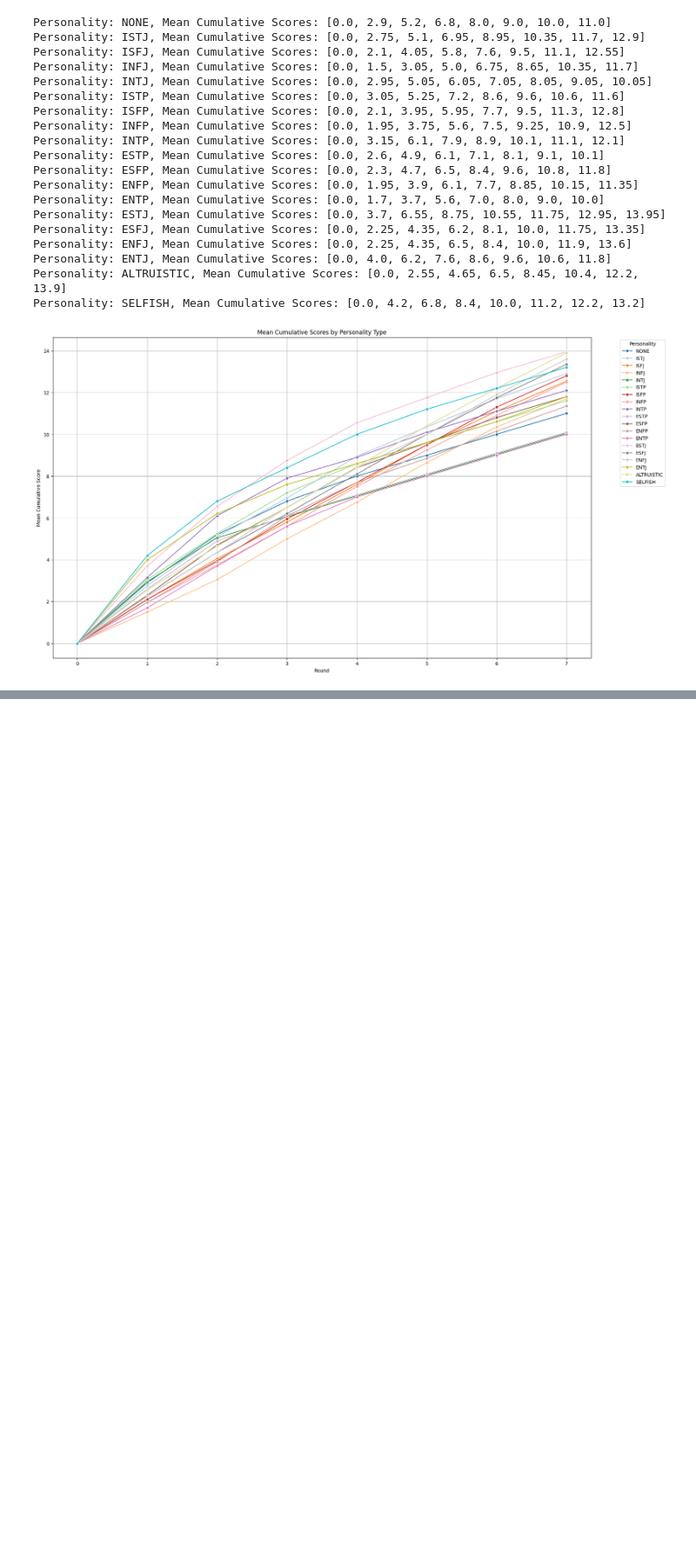
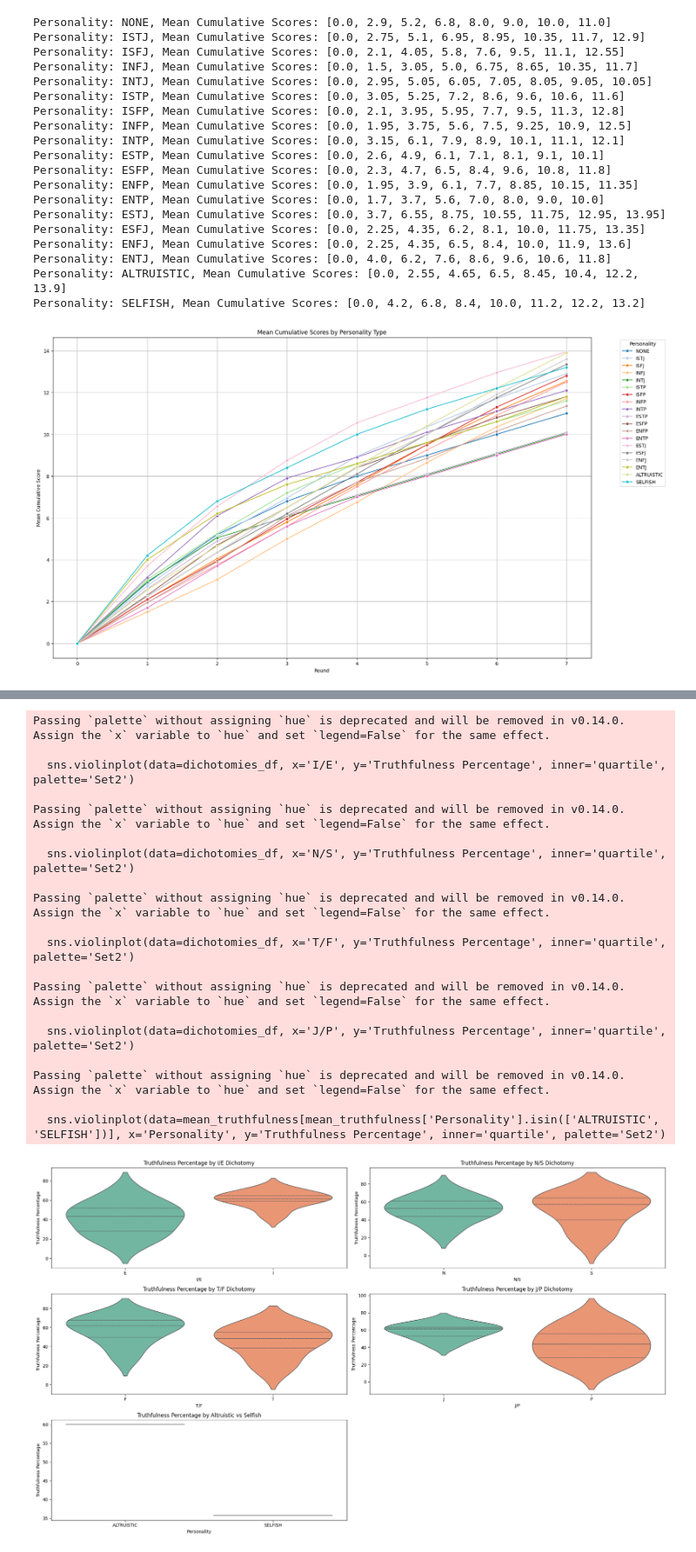
Before and after one commit to mathislindner/Multi-Agent-LLM-Game-Theory, a Jupyter notebook: plot_results.ipynb, the cells around one changed output, grey strips where cells are left out. Shown at 87% size. Cells and saved outputs as stored; diff of their text form; code cells hidden in the pictures; blank space fills up the shorter version.

```diff
--- a/plot_results.ipynb
+++ b/plot_results.ipynb
@@ -244,3 +241,63 @@ Passing `palette` without assigning `hue` is deprecated and will be removed in v
+# %%
+# Filter out the control groups
+filtered_df = mean_truthfulness[~mean_truthfulness['Personality'].isin(['NONE', 'ALTRUISTIC', 'SELFISH'])]
+
+# Create a new DataFrame to store the dichotomies
+dichotomies_df = pd.DataFrame()
+
+# Map each personality to its dichotomies
+dichotomies_df['I/E'] = filtered_df['Personality'].apply(lambda x: 'I' if x[0] == 'I' else 'E')
+dichotomies_df['N/S'] = filtered_df['Personality'].apply(lambda x: 'N' if x[1] == 'N' else 'S')
+dichotomies_df['T/F'] = filtered_df['Personality'].apply(lambda x: 'T' if x[2] == 'T' else 'F')
+dichotomies_df['J/P'] = filtered_df['Personality'].apply(lambda x: 'J' if x[3] == 'J' else 'P')
+dichotomies_df['Truthfulness Percentage'] = mean_truthfulness['Truthfulness Percentage']
+
+# Plot the boxplots for each dichotomy
+plt.figure(figsize=(20, 12))
+
+plt.subplot(3, 2, 1)
+sns.violinplot(data=dichotomies_df, x='I/E', y='Truthfulness Percentage', inner='quartile', palette='Set2')
+plt.title('Truthfulness Percentage by I/E Dichotomy')
+
+plt.subplot(3, 2, 2)
+sns.violinplot(data=dichotomies_df, x='N/S', y='Truthfulness Percentage', inner='quartile', palette='Set2')
+plt.title('Truthfulness Percentage by N/S Dichotomy')
+
+plt.subplot(3, 2, 3)
+sns.violinplot(data=dichotomies_df, x='T/F', y='Truthfulness Percentage', inner='quartile', palette='Set2')
+plt.title('Truthfulness Percentage by T/F Dichotomy')
+
+plt.subplot(3, 2, 4)
+sns.violinplot(data=dichotomies_df, x='J/P', y='Truthfulness Percentage', inner='quartile', palette='Set2')
+plt.title('Truthfulness Percentage by J/P Dichotomy')
+
+plt.subplot(3, 2, 5)
+sns.violinplot(data=mean_truthfulness[mean_truthfulness['Personality'].isin(['ALTRUISTIC', 'SELFISH'])], x='Personality', y='Truthfulness Percentage', inner='quartile', palette='Set2')
+plt.title('Truthfulness Percentage by Altruistic vs Selfish')
+
+plt.tight_layout()
+plt.show()
+# %% [output]
+Passing `palette` without assigning `hue` is deprecated and will be removed in v0.14.0. Assign the `x` variable to `hue` and set `legend=False` for the same effect.
+
+  sns.violinplot(data=dichotomies_df, x='I/E', y='Truthfulness Percentage', inner='quartile', palette='Set2')
+
+Passing `palette` without assigning `hue` is deprecated and will be removed in v0.14.0. Assign the `x` variable to `hue` and set `legend=False` for the same effect.
+
+  sns.violinplot(data=dichotomies_df, x='N/S', y='Truthfulness Percentage', inner='quartile', palette='Set2')
+
+Passing `palette` without assigning `hue` is deprecated and will be removed in v0.14.0. Assign the `x` variable to `hue` and set `legend=False` for the same effect.
+
+  sns.violinplot(data=dichotomies_df, x='T/F', y='Truthfulness Percentage', inner='quartile', palette='Set2')
+
+Passing `palette` without assigning `hue` is deprecated and will be removed in v0.14.0. Assign the `x` variable to `hue` and set `legend=False` for the same effect.
+
+  sns.violinplot(data=dichotomies_df, x='J/P', y='Truthfulness Percentage', inner='quartile', palette='Set2')
+
+Passing `palette` without assigning `hue` is deprecated and will be removed in v0.14.0. Assign the `x` variable to `hue` and set `legend=False` for the same effect.
+
+  sns.violinplot(data=mean_truthfulness[mean_truthfulness['Personality'].isin(['ALTRUISTIC', 'SELFISH'])], x='Personality', y='Truthfulness Percentage', inner='quartile', palette='Set2')
+[figure, added]
 # %%
 # Identify agents that only become liars because they got lied to
 conditional_liars_data = []
```
Also changed, not shown: parts of 5 cells of this notebook, 1 other file.
